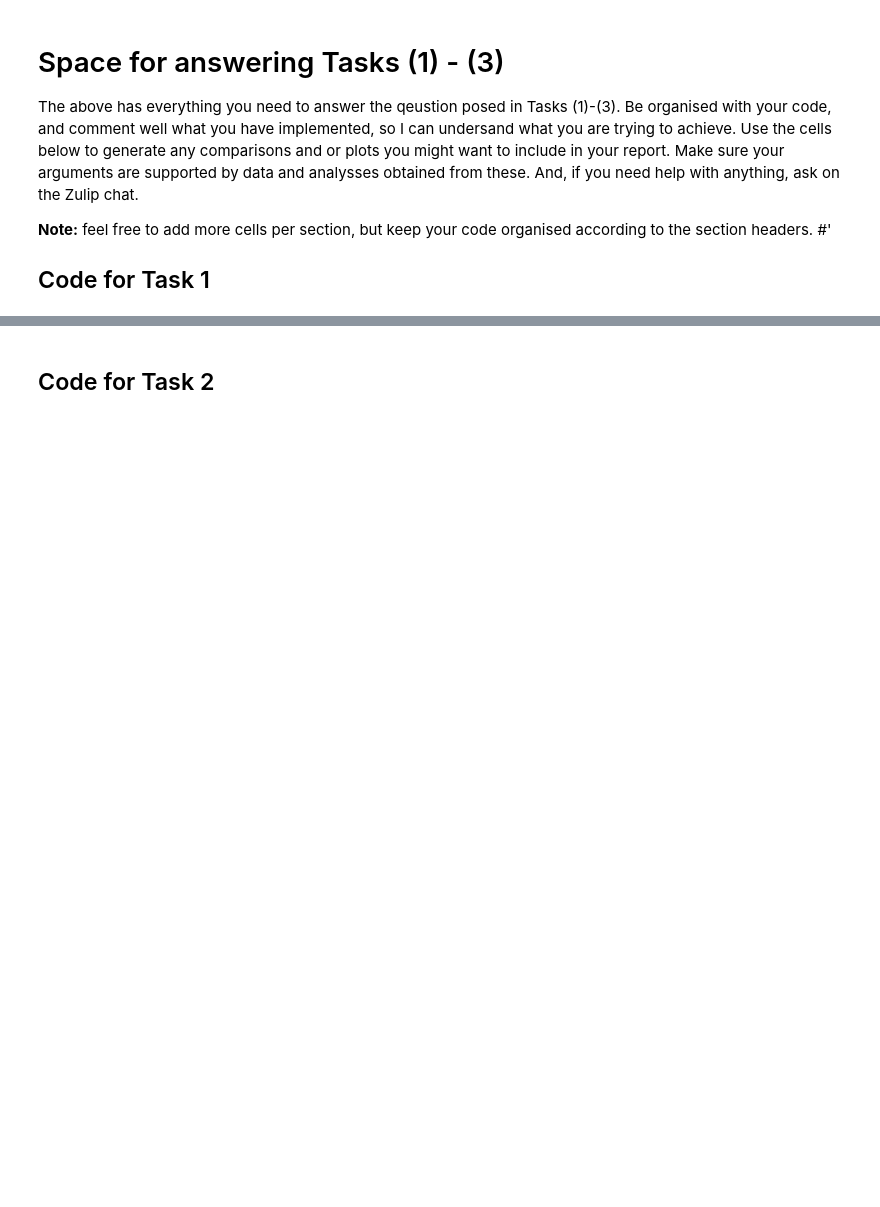
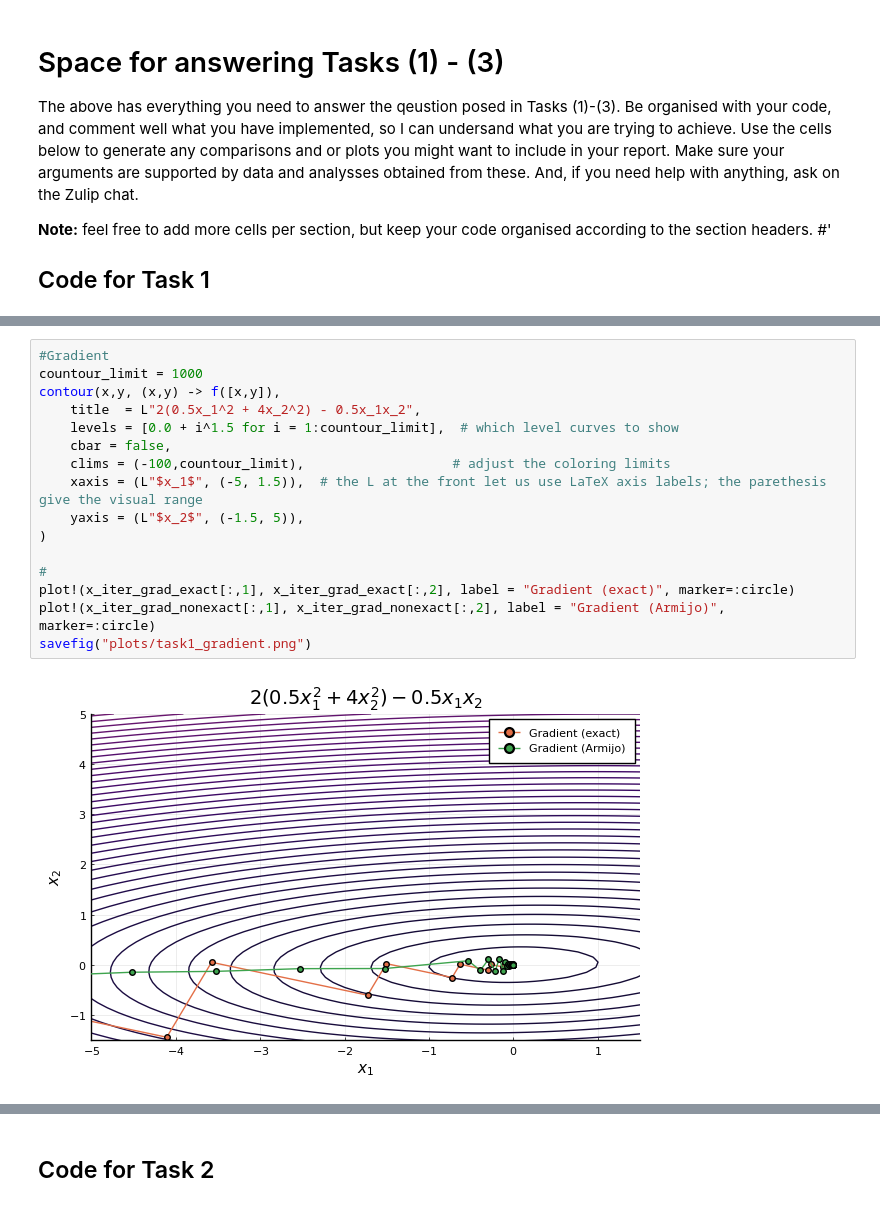
Before and after one commit to christiansegercrantz/Nonlinear-Optimization-course-2021, a Jupyter notebook: Project 1/PA1_skeleton.ipynb, the cells around one changed output, grey strips where cells are left out. Drawn from its saved outputs; the diff is of its cells as text; blank space fills up the shorter version.

```diff
--- a/Project 1/PA1_skeleton.ipynb
+++ b/Project 1/PA1_skeleton.ipynb
@@ -601,0 +645,18 @@ The above has everything you need to answer the qeustion posed in Tasks (1)-(3).
+# %%
+#Gradient
+countour_limit = 1000
+contour(x,y, (x,y) -> f([x,y]),
+    title  = L"2(0.5x_1^2 + 4x_2^2) - 0.5x_1x_2",
+    levels = [0.0 + i^1.5 for i = 1:countour_limit],  # which level curves to show
+    cbar = false,
+    clims = (-100,countour_limit),                   # adjust the coloring limits
+    xaxis = (L"$x_1$", (-5, 1.5)),  # the L at the front let us use LaTeX axis labels; the parethesis give the visual range
+    yaxis = (L"$x_2$", (-1.5, 5)),
+)
+
+#
+plot!(x_iter_grad_exact[:,1], x_iter_grad_exact[:,2], label = "Gradient (exact)", marker=:circle)
+plot!(x_iter_grad_nonexact[:,1], x_iter_grad_nonexact[:,2], label = "Gradient (Armijo)", marker=:circle)
+savefig("plots/task1_gradient.png")
+# %% [output]
+[figure, added]
```
Also changed, not shown: parts of 20 cells of this notebook, 10 other files.
